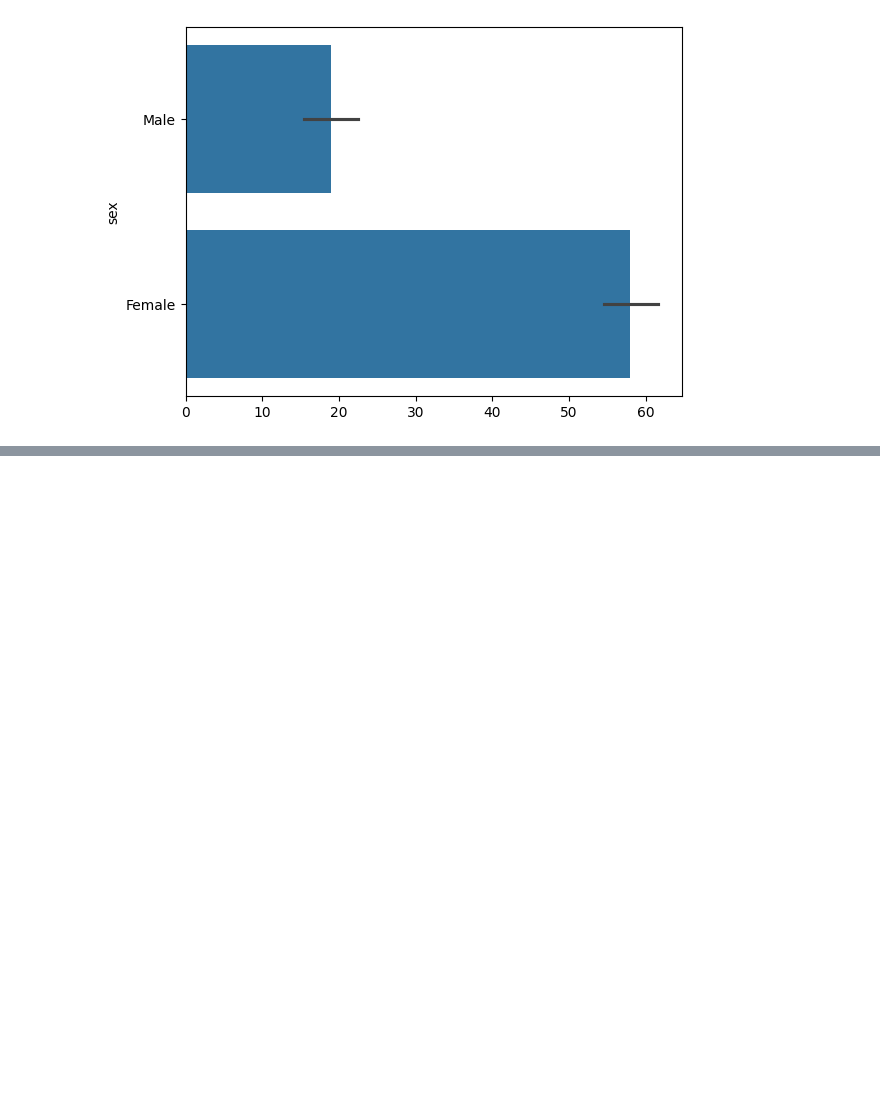
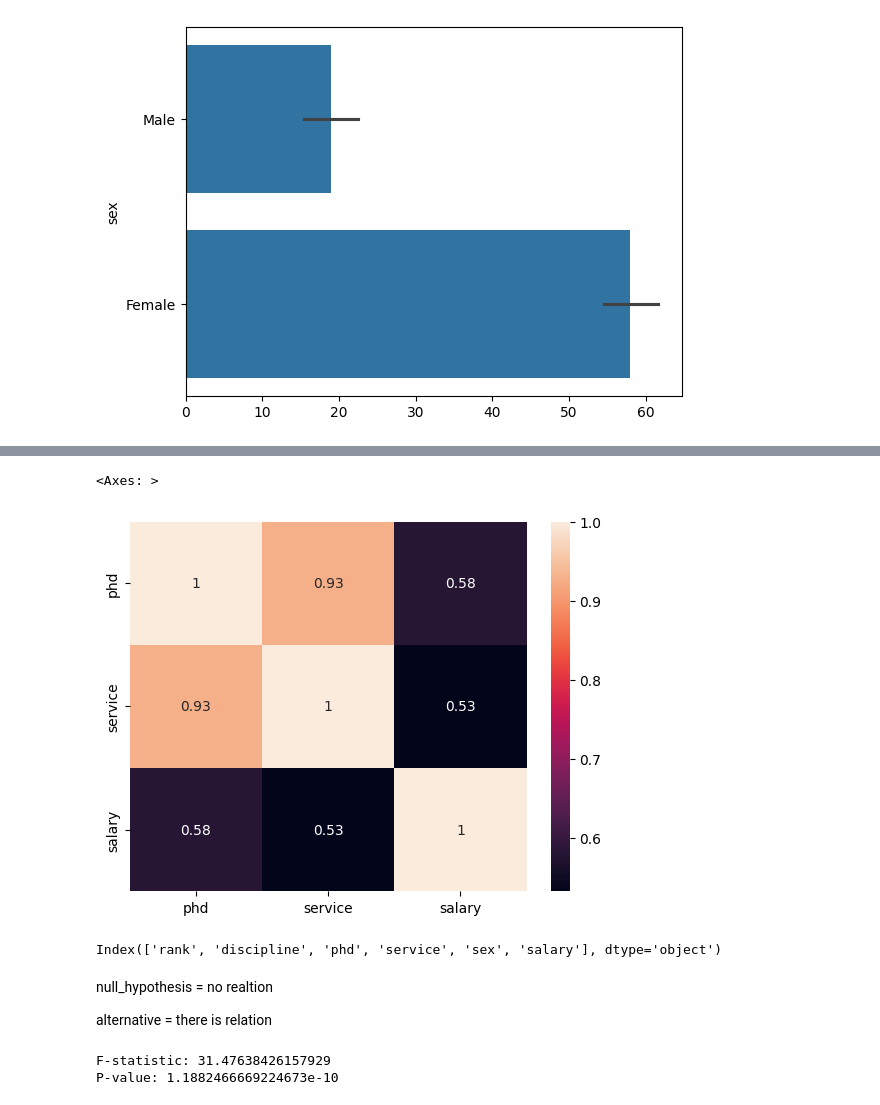
Before and after one commit to JOCRZ/Data-Science-Diploma, a Jupyter notebook: Machine-Learning/Decision-Tree/Project2/EDA.ipynb, the cells around one changed output, grey strips where cells are left out. Saved outputs shown, nothing was run; the diff lists cells and outputs as text; code cells hidden in the pictures; blank space fills up the shorter version.

```diff
--- a/Machine-Learning/Decision-Tree/Project2/EDA.ipynb
+++ b/Machine-Learning/Decision-Tree/Project2/EDA.ipynb
@@ -101,0 +104,25 @@ sns.barplot(df['sex'])
+# %%
+sns.heatmap(data=df[['phd', 'service', 'salary']].corr(),annot=True)
+# %% [output]
+<Axes: >
+[figure, added]
+# %%
+df.columns
+# %% [output]
+Index(['rank', 'discipline', 'phd', 'service', 'sex', 'salary'], dtype='object')
+# %% [markdown]
+null_hypothesis = no realtion
+
+alternative = there is relation
+# %%
+from scipy import stats
+
+# Perform ANOVA test
+grouped_data = [df['salary'][df['rank'] == category] for category in df['rank'].unique()]
+f_statistic, p_value = stats.f_oneway(*grouped_data)
+
+print("F-statistic:", f_statistic)
+print("P-value:", p_value)
+# %% [output]
+F-statistic: 31.47638426157929
+P-value: 1.1882466669224673e-10
```
Also changed, not shown: parts of 3 cells of this notebook.
